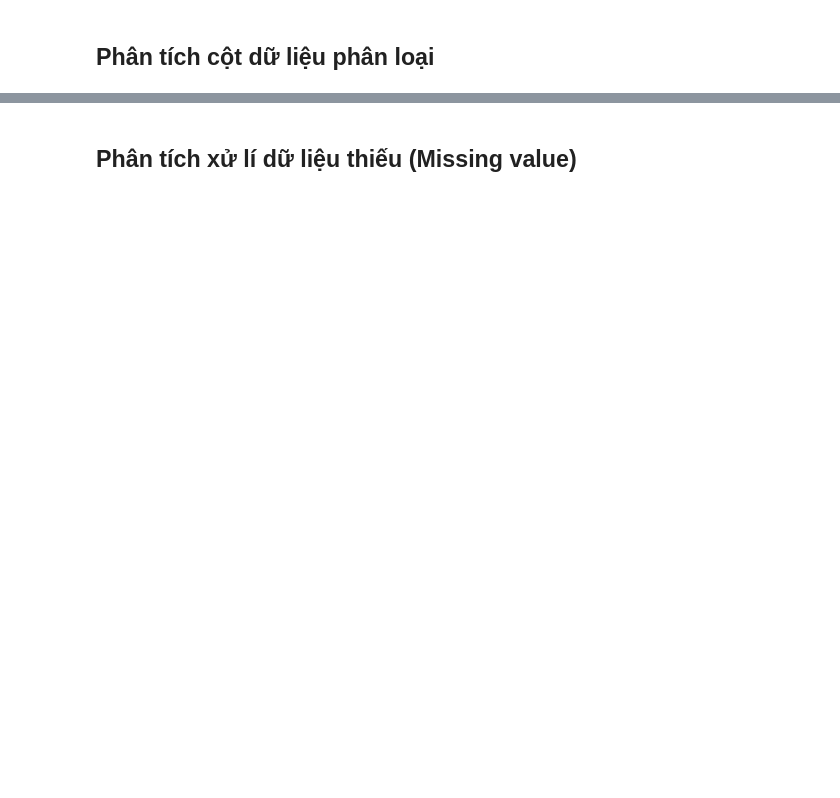
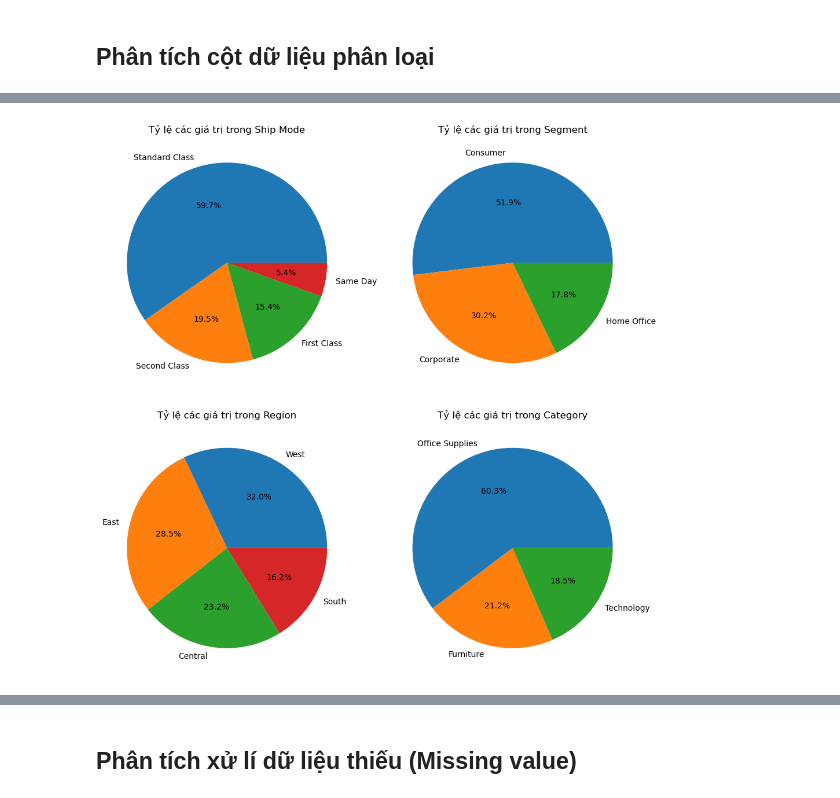
Before and after one commit to TThanhc/Superstore_Sales_Analysis, a Jupyter notebook: Data_CEPA.ipynb, the cells around one changed output, grey strips where cells are left out. Cells and saved outputs as stored; diff of their text form; code cells hidden in the pictures; blank space fills up the shorter version.

```diff
--- a/Data_CEPA.ipynb
+++ b/Data_CEPA.ipynb
@@ -1853,0 +1942,22 @@ PHÂN TÍCH PROFIT - RANGE & OUTLIERS
+# %%
+# 3. Biểu đồ tròn (Pie chart) cho các cột có ít category (trừ cột Country)
+
+small_cat_cols = [c for c in cat_cols if 1 < data[c].nunique() <= 10]
+
+# Tính số lượng biểu đồ và bố trí dạng lưới
+n = len(small_cat_cols)
+cols = 2 # số cột muốn hiển thị
+rows = (n + cols - 1) // cols  # tự động tính số dòng
+
+plt.figure(figsize=(5 * cols, 5 * rows))
+
+for i, col in enumerate(small_cat_cols, 1):
+    plt.subplot(rows, cols, i)
+    data[col].value_counts().plot(kind='pie', autopct='%1.1f%%')
+    plt.title(f"Tỷ lệ các giá trị trong {col}")
+    plt.ylabel("")
+
+plt.tight_layout()
+plt.show()
+# %% [output]
+[figure, added]
```
Also changed, not shown: parts of 34 cells of this notebook.
